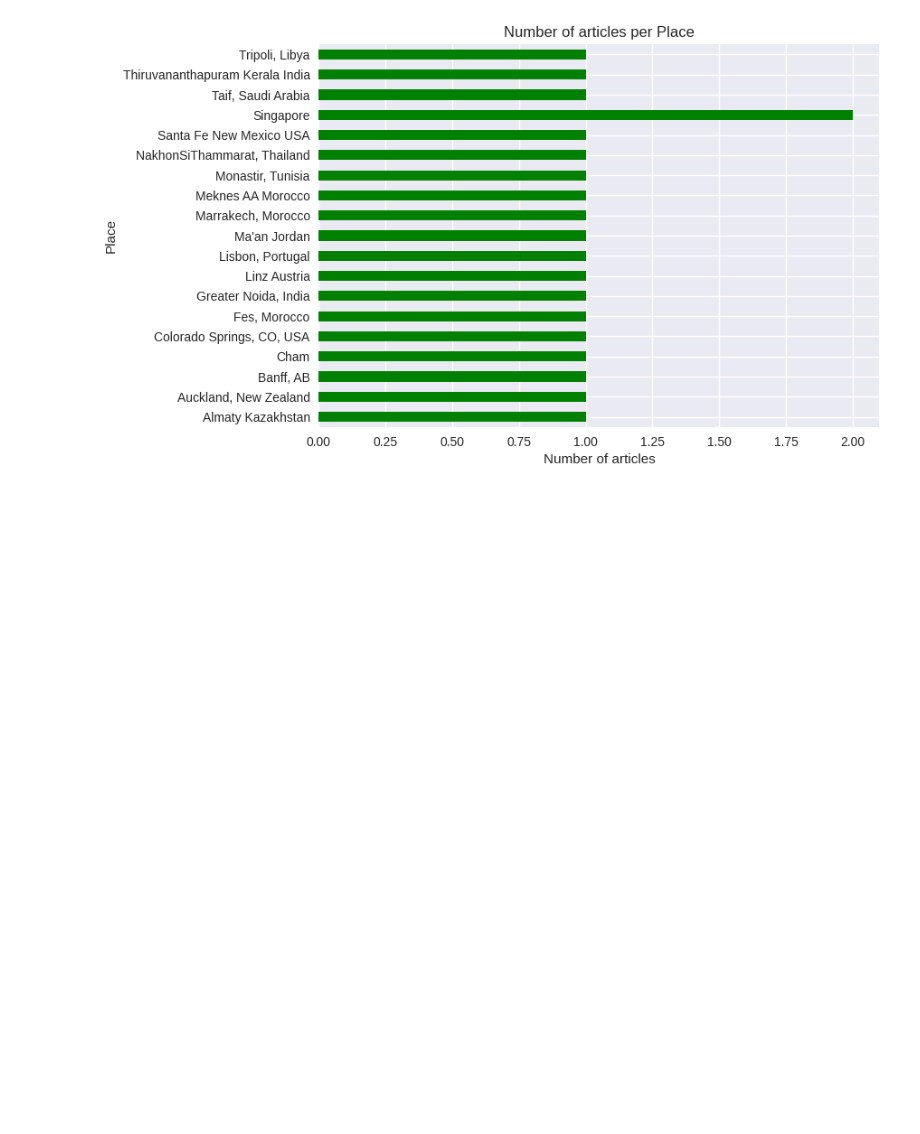
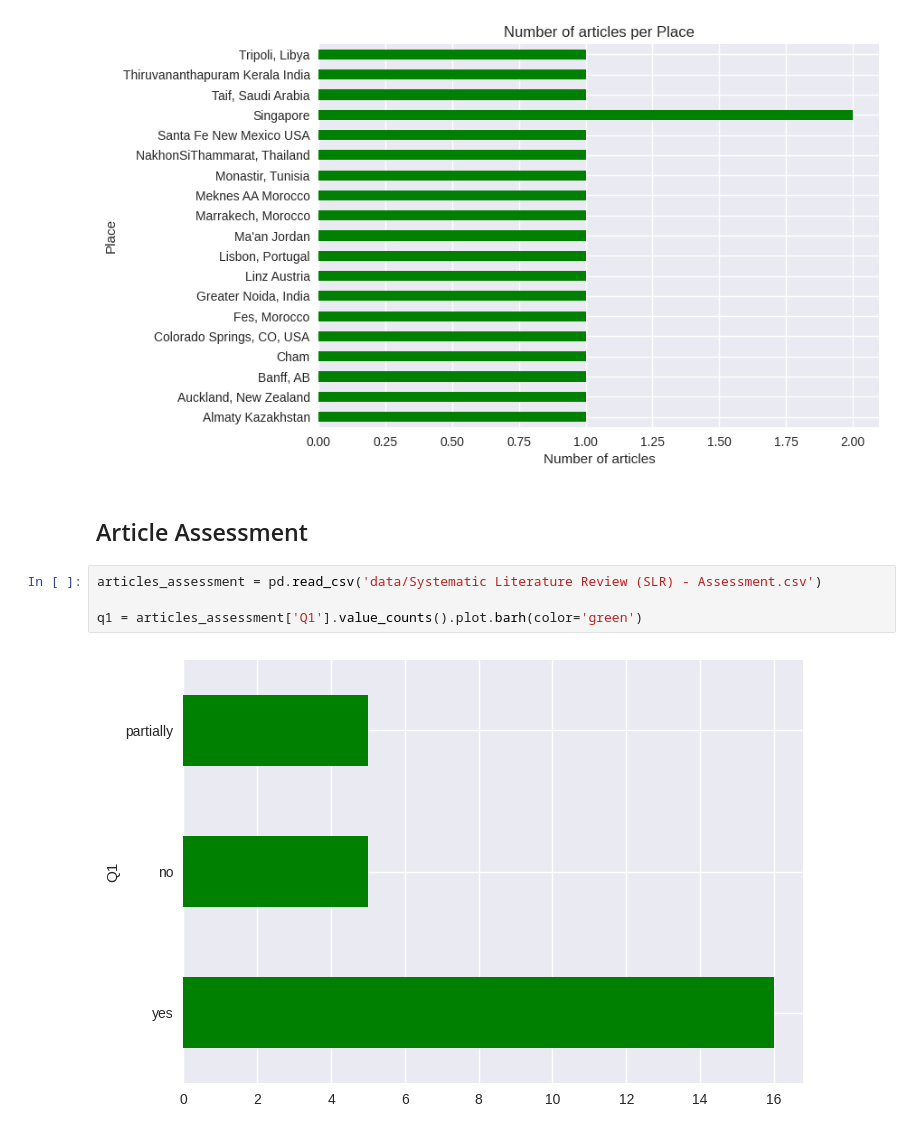
Before and after one commit to danimaniarqsoft/generative-ai-research, a Jupyter notebook: systematic-literature-review/notebook.ipynb, the cells around one changed output. Drawn from its saved outputs; the diff is of its cells as text; blank space fills up the shorter version.

Commit message:
Adding assessment per article

```diff
--- a/systematic-literature-review/notebook.ipynb
+++ b/systematic-literature-review/notebook.ipynb
@@ -123,3 +123,11 @@ plt.title('Number of articles per Place')
 plt.show()
 # %% [output]
 [figure]
+# %% [markdown]
+## Article Assessment
+# %%
+articles_assessment = pd.read_csv('data/Systematic Literature Review (SLR) - Assessment.csv')
+
+q1 = articles_assessment['Q1'].value_counts().plot.barh(color='green')
+# %% [output]
+[figure, added]
```
Also changed, not shown: parts of 5 cells of this notebook, 1 other file.
